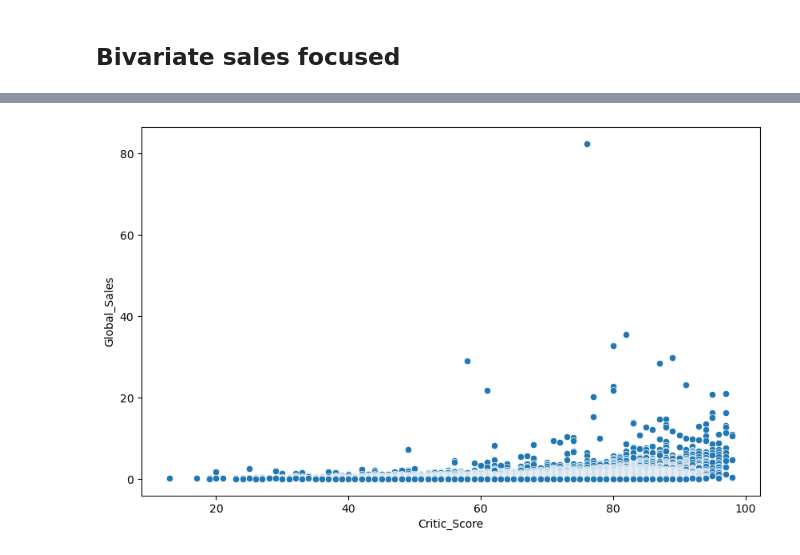
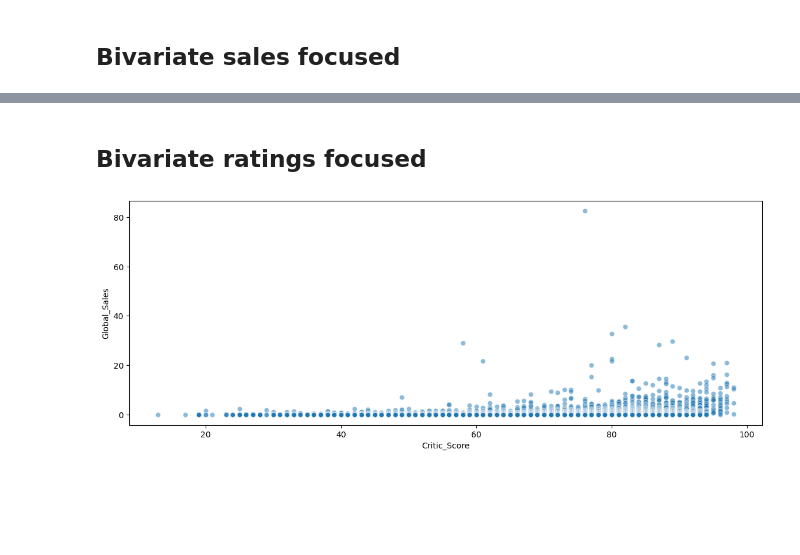
Before and after one commit to samisiraj/video-game-sales-eda, a Jupyter notebook: notebooks/eda.ipynb, the cells around one changed output, grey strips where cells are left out. Saved outputs shown, nothing was run; the diff lists cells and outputs as text; code cells hidden in the pictures; blank space fills up the shorter version.

Commit message:
add: bivariate analysis (sales and ratings focused)

```diff
--- a/notebooks/eda.ipynb
+++ b/notebooks/eda.ipynb
@@ -112,0 +101,11 @@ df['Year_of_Release'] = df['Year_of_Release'].astype(int)
+# %%
+df['Year_of_Release'] = df['Year_of_Release'].astype(int)
+df['User_Score'] = pd.to_numeric(df['User_Score'], errors='coerce')
+df['User_Score'] = df['User_Score'] * 10
+critic = df['Critic_Score'].unique()
+user = df['User_Score'].unique()
+year = df['Year_of_Release'].unique()
+critic.sort()
+user.sort()
+year.sort()
+critic, user, year
@@ -137,3 +156,6 @@ User_Count         8985
 Developer          6541
 Rating             6679
 dtype: int64
+# %%
+df_ratings = df.dropna(subset=['Critic_Score', 'User_Score', 'Rating'])
+df_ratings.shape
@@ -188,7 +251,8 @@ plt.show()
+# %% [markdown]
+## Bivariate ratings focused
 # %%
-fig, ax = plt.subplots(figsize=(10,6))
-sns.scatterplot(data=df,x='Critic_Score', y='Global_Sales')
+fig, ax = plt.subplots(figsize=(14,5))
+sns.scatterplot(data=df_ratings, x='Critic_Score', y='Global_Sales', alpha=0.5)
 plt.show()
-df.nlargest(5, 'Global_Sales')
 # %% [output]
-[figure, old version]
+[figure, new version]
```
Also changed, not shown: parts of 26 cells of this notebook.
